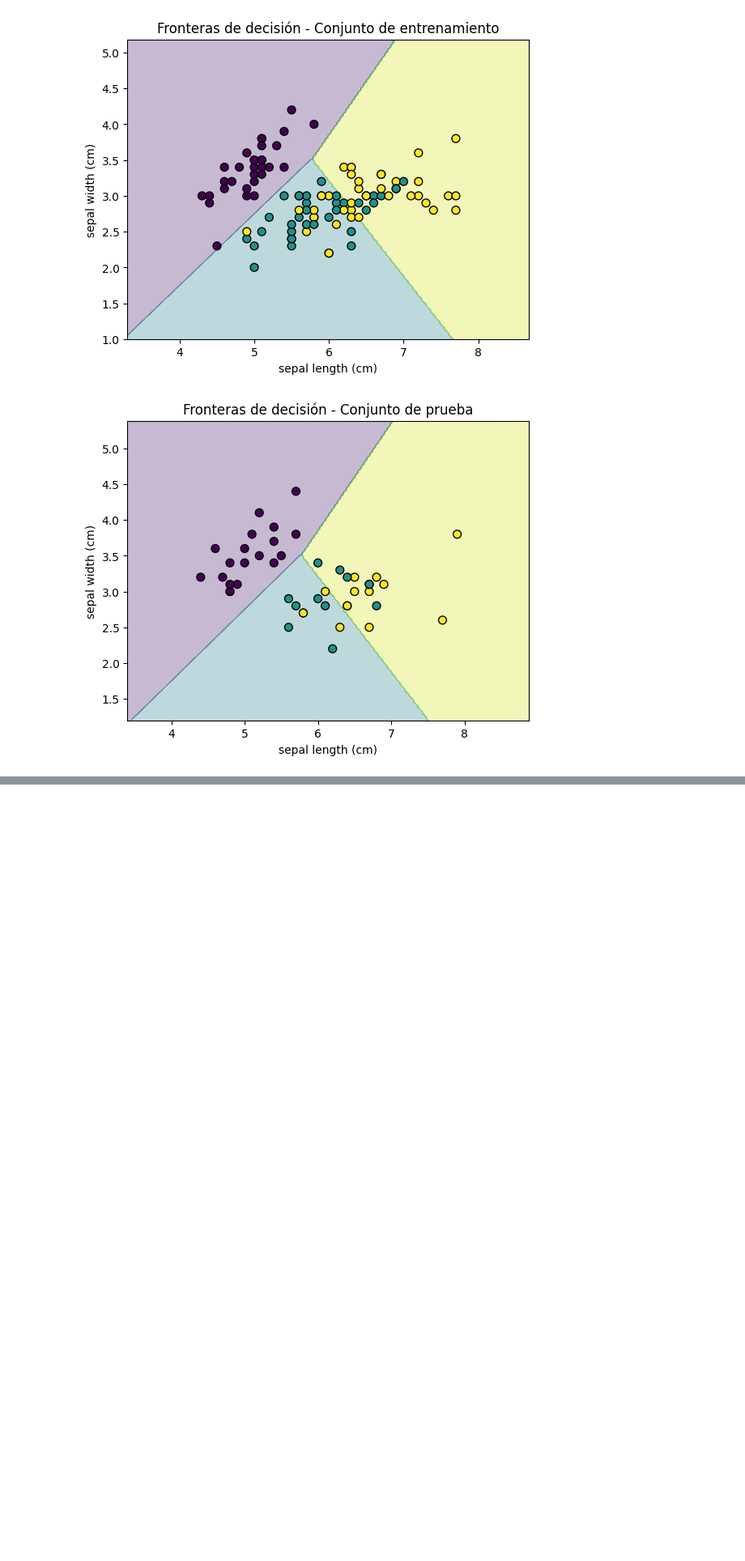
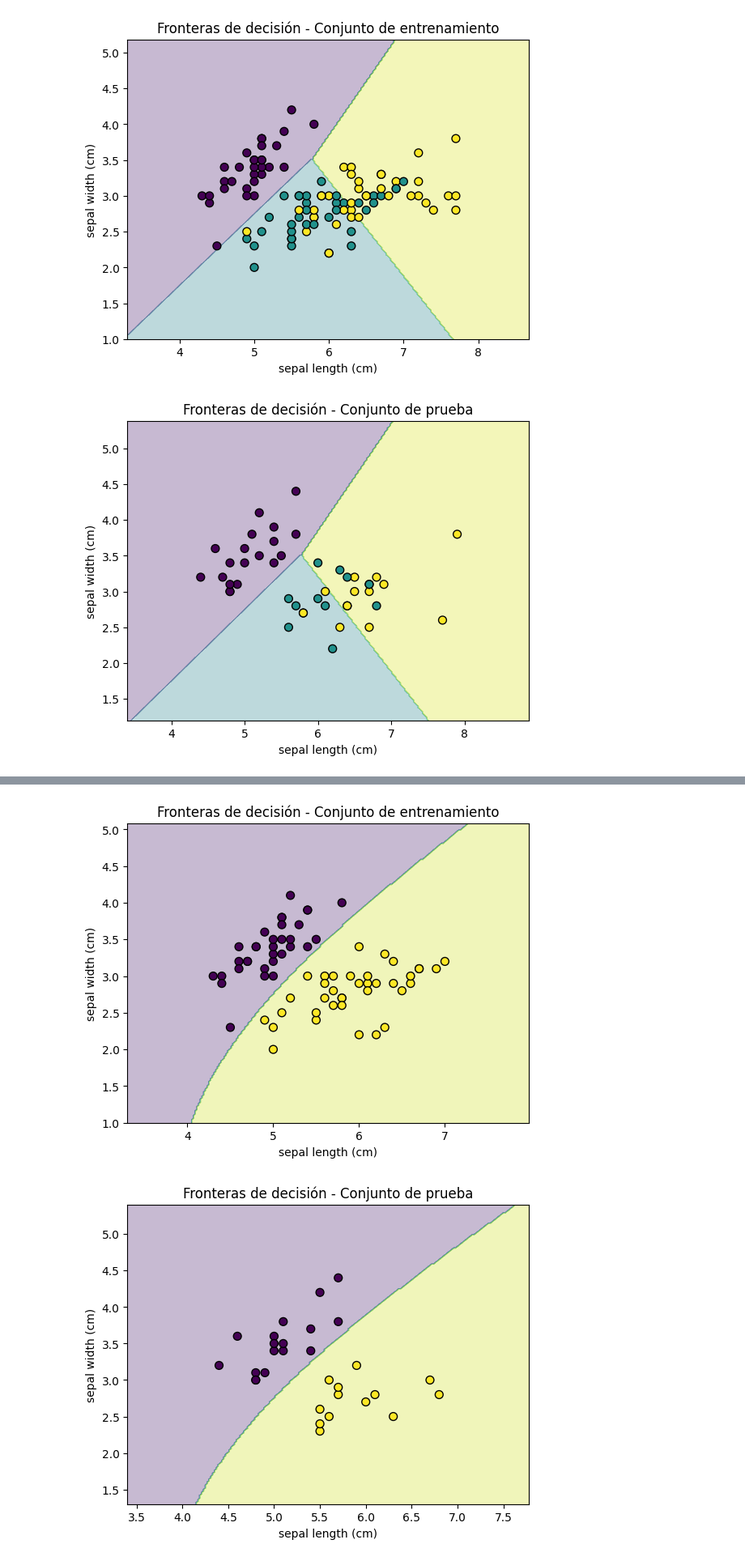
Before and after one commit to Alf-caput/qiskit-ufv, a Jupyter notebook: Clase2-SVM.ipynb, the cells around one changed output, grey strips where cells are left out. Shown at 81% size. Drawn from its saved outputs; the diff is of its cells as text; code cells hidden in the pictures; blank space fills up the shorter version.

```diff
--- a/Clase2-SVM.ipynb
+++ b/Clase2-SVM.ipynb
@@ -147,0 +203,17 @@ ValueError: The truth value of an array with more than one element is ambiguous.
+# %%
+from sklearn.datasets import load_iris
+from copy import deepcopy
+
+# Load the iris dataset and make a deep copy
+iris = load_iris()
+filtered_iris = deepcopy(iris)
+
+# Select only the rows where the target is 0 or 1 (e.g., setosa and versicolor)
+mask = (iris.target == 0) | (iris.target == 1)
+
+# Filter the data and target in the copied Bunch object
+filtered_iris.data = iris.data[mask]
+filtered_iris.target = iris.target[mask]
+filtered_iris.target_names = iris.target_names[:2]  # Only the first two classes
+
+print(filtered_iris)
@@ -147,0 +238,54 @@ ValueError: The truth value of an array with more than one element is ambiguous.
+# %%
+# Importar las librerías necesarias
+import numpy as np
+import matplotlib.pyplot as plt
+from sklearn import datasets
+from sklearn.model_selection import train_test_split
+from sklearn.svm import SVC
+
+# Cargar el dataset filtrado de Iris
+X = filtered_iris.data[:, :2]  # Usar solo las primeras dos características (largo y ancho del sépalo)
+y = filtered_iris.target
+
+# Dividir los datos en conjunto de entrenamiento y prueba
+X_train, X_test, y_train, y_test = train_test_split(X, y, test_size=0.3, random_state=42)
+
+# Definir un kernel polinomial personalizado
+def custom_kernel(X, Y):
+    degree = 3  # Definir el grado del polinomio
+    return (np.dot(X, Y.T) + 1) ** degree  # Kernel polinomial: (X.Y + 1)^3
+
+# Crear y entrenar el clasificador SVM
+clf = SVC(kernel=custom_kernel)
+clf.fit(X_train, y_train)
+
+# Crear un gráfico de los datos
+def plot_decision_boundaries(X, y, clf, title):
+    # Definir los límites del gráfico
+    x_min, x_max = X[:, 0].min() - 1, X[:, 0].max() + 1
+    y_min, y_max = X[:, 1].min() - 1, X[:, 1].max() + 1
+    xx, yy = np.meshgrid(np.arange(x_min, x_max, 0.02), np.arange(y_min, y_max, 0.02))
+
+    # Obtener las predicciones en toda la malla de puntos
+    Z = clf.predict(np.c_[xx.ravel(), yy.ravel()])
+    Z = Z.reshape(xx.shape)
+
+    # Dibujar las fronteras de decisión
+    plt.contourf(xx, yy, Z, alpha=0.3)
+
+    # Dibujar también los puntos de datos
+    plt.scatter(X[:, 0], X[:, 1], c=y, marker='o', edgecolor='k', s=50)
+    plt.title(title)
+    plt.xlabel(iris.feature_names[0])
+    plt.ylabel(iris.feature_names[1])
+
+# Llamar a la función para visualizar el conjunto de entrenamiento
+plot_decision_boundaries(X_train, y_train, clf, "Fronteras de decisión - Conjunto de entrenamiento")
+plt.show()
+
+# Llamar a la función para visualizar el conjunto de prueba
+plot_decision_boundaries(X_test, y_test, clf, "Fronteras de decisión - Conjunto de prueba")
+plt.show()
+# %% [output]
+[figure, added]
+[figure, added]
```
Also changed, not shown: parts of 4 cells of this notebook.
